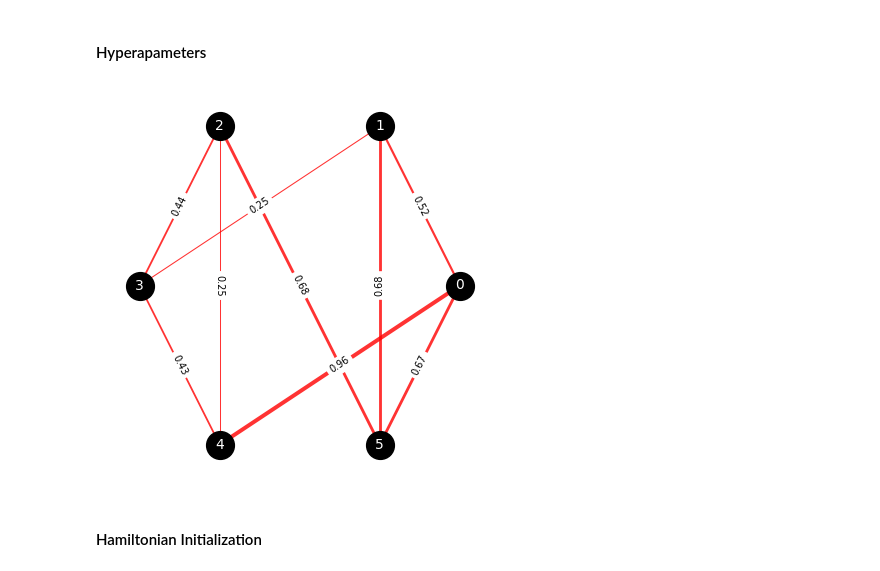
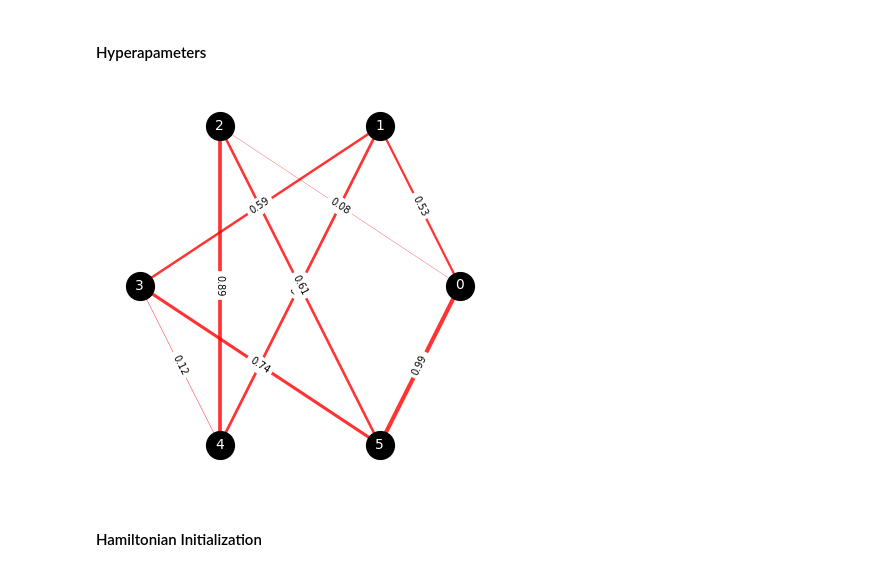
Before and after one commit to emacosta95/Magic4Annealing, a Jupyter notebook: ExploringMaxCut.ipynb, the cells around one changed output. Drawn from its saved outputs; the diff is of its cells as text; code cells hidden in the pictures.

```diff
--- a/ExploringMaxCut.ipynb
+++ b/ExploringMaxCut.ipynb
@@ -55,15 +56,15 @@ def plot_instance_graph(jij, ax=None, title=None):
 # %%
 # ── load ──────────────────────────────────────────────────────────────────────
 with open("data/hard_instances.pkl", "rb") as f:
     results = pickle.load(f)  # list of dicts, sorted hardest first
 
-jij = results[4]["jij"]
+jij = results[2]["jij"]
 nqubits = jij.shape[0]
 plot_instance_graph(jij)
 
 basis = computational_basis(nqubits)
 # %% [output]
-[figure, old version]
+[figure, new version]
 # %% [markdown]
 #### Hamiltonian Initialization
 # %%
```
Also changed, not shown: parts of 14 cells of this notebook, 8 other files.
